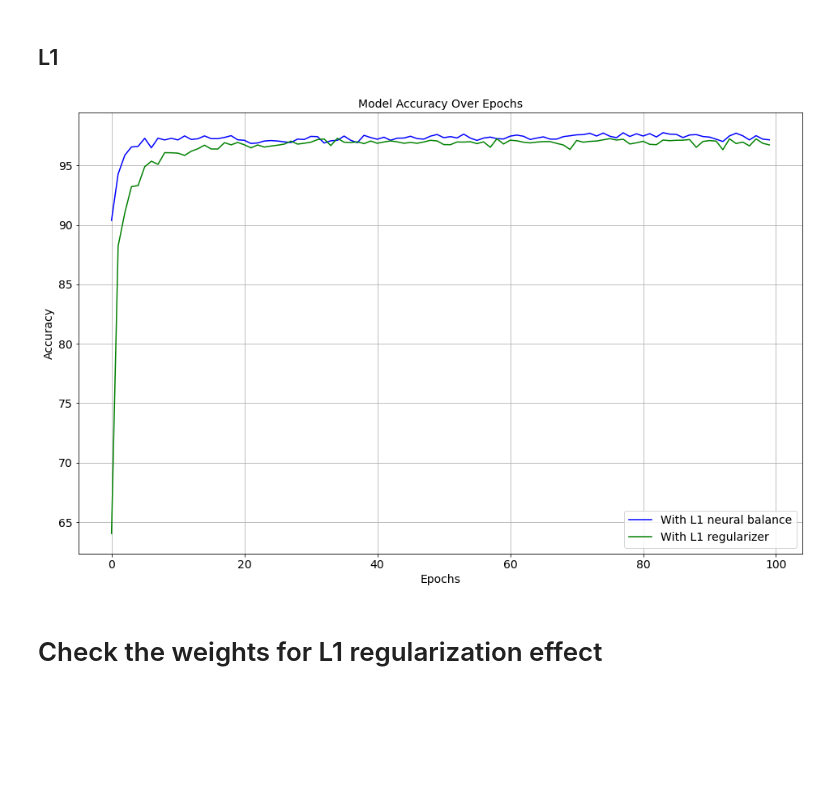
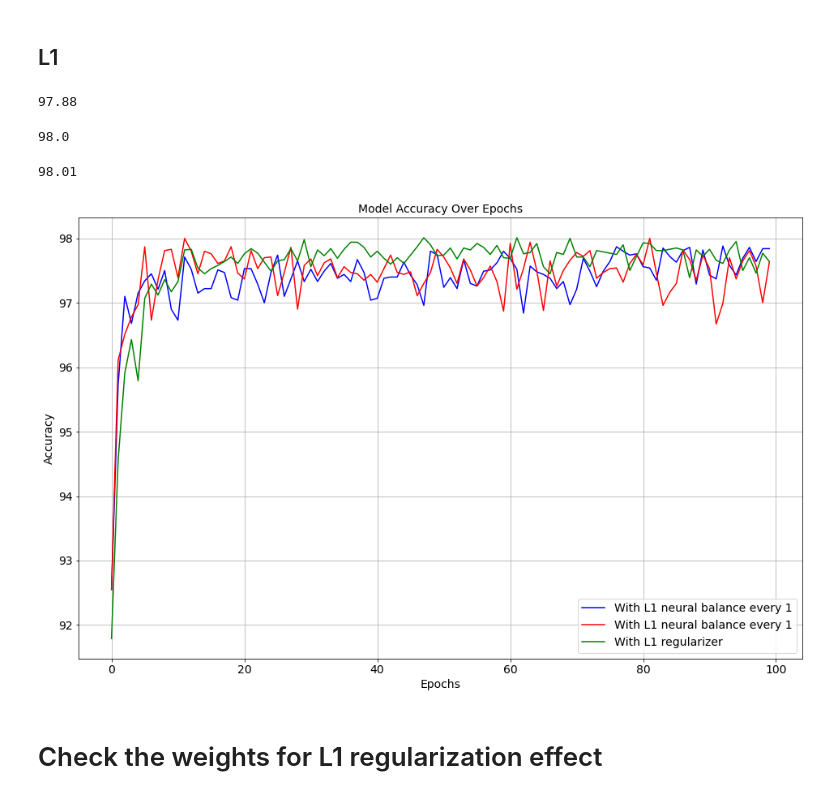
Before and after one commit to antonyalexos/Neural-Balance, a Jupyter notebook: plot.ipynb, the cells around one changed output. Cells and saved outputs as stored; diff of their text form; code cells hidden in the pictures; blank space fills up the shorter version.

```diff
--- a/plot.ipynb
+++ b/plot.ipynb
@@ -14,3 +14,8 @@ trained_with_nb_order_2_every_3 = np.load("logs/14_03_2024_16_41_03/test_accurac
 trained_with_nb_order_2_every_5 = np.load("logs/14_03_2024_16_53_36/test_accuracies.npy")
 # %%
 trained_plain = np.load("logs/14_03_2024_15_56_13/test_accuracies.npy")
+# %%
+trained_w_l1 = np.load("logs/14_03_2024_22_21_01/test_accuracies.npy")
+# %%
+trained_with_nb_order_1_every_1 = np.load("logs/14_03_2024_22_19_46/test_accuracies.npy")
+trained_with_nb_order_1_every_3 = np.load("logs/15_03_2024_14_09_53/test_accuracies.npy")
@@ -49,33 +62,46 @@ plt.show()
 [figure]
 # %% [markdown]
 ## L1
+# %%
+max(trained_with_nb_order_1_every_1)
+# %% [output]
+97.88
+# %%
+max(trained_with_nb_order_1_every_3)
+# %% [output]
+98.0
+# %%
+max(trained_w_l1)
+# %% [output]
+98.01
 # %%
 # Let's assume these are the accuracy values of your model over epochs
 epochs_plot = list(range(100))
 
 plt.figure(figsize=(16, 10))
 
 # Create a simple line plot
-plt.plot(epochs_plot, trained_with_nb_order_1, linestyle='-', color='b', label='With L1 neural balance')
+plt.plot(epochs_plot, trained_with_nb_order_1_every_1, linestyle='-', color='b', label='With L1 neural balance every 1')
+plt.plot(epochs_plot, trained_with_nb_order_1_every_3, linestyle='-', color='r', label='With L1 neural balance every 1')
 plt.plot(epochs_plot, trained_w_l1, linestyle='-', color='g', label='With L1 regularizer')
 
 # Add labels and title
 plt.xlabel('Epochs', fontsize=14)
 plt.ylabel('Accuracy', fontsize=14)
 plt.title('Model Accuracy Over Epochs', fontsize=14)
 
 plt.xticks(fontsize=14)
 plt.yticks(fontsize=14)
 
 # Optionally, add a grid
 plt.grid(True)
 
 plt.legend(fontsize=14)
 
 # Show the plot
 plt.show()
 # %% [output]
-[figure, old version]
+[figure, new version]
 # %%
 # Let's assume these are the accuracy values of your model over epochs
 epochs_norm = list(range(len(norms)))
```
Also changed, not shown: parts of 14 cells of this notebook, 4 other files.
